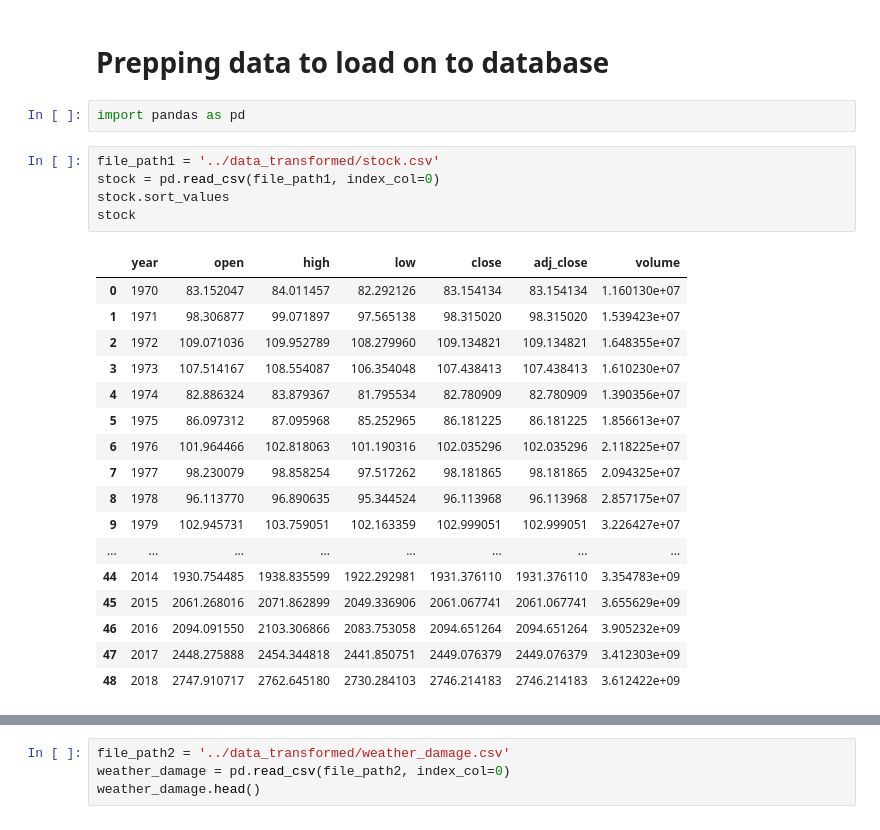
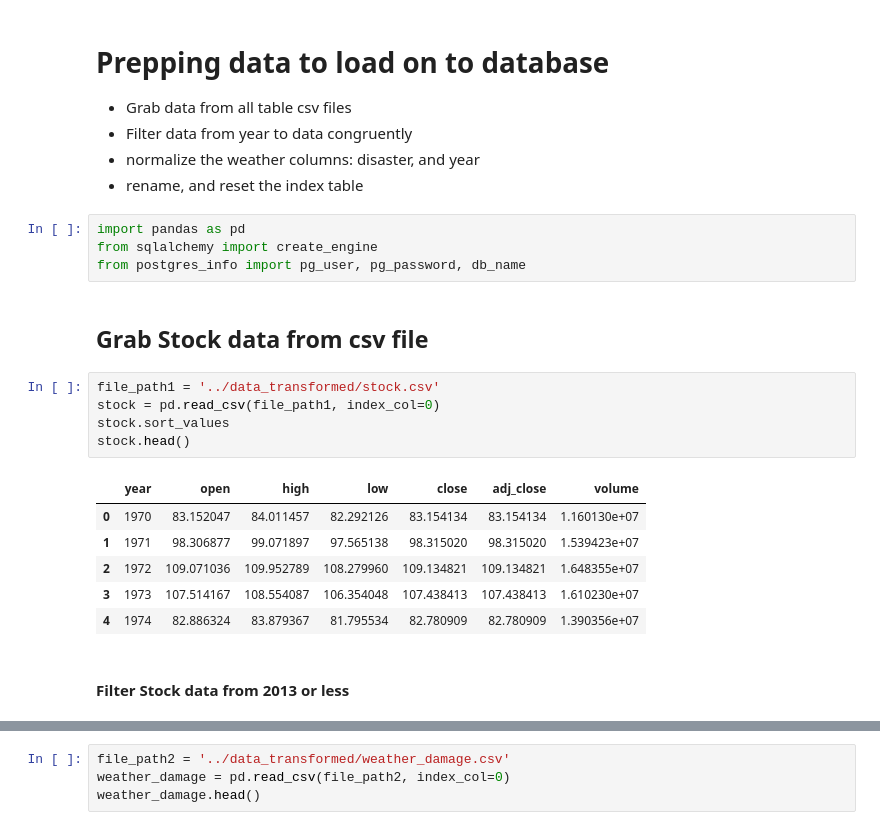
Before and after one commit to jmitterh/ETL_Project, a Jupyter notebook: 2_load/load.ipynb, the cells around one changed output, grey strips where cells are left out. Saved outputs shown, nothing was run; the diff lists cells and outputs as text.

```diff
--- a/2_load/load.ipynb
+++ b/2_load/load.ipynb
@@ -1,27 +1,26 @@
-# %% [markdown]
-# Prepping data to load on to database
-# %%
-import pandas as pd
+# %% [markdown]
+# Prepping data to load on to database
+* Grab data from all table csv files
+* Filter data from year to data congruently
+* normalize the weather columns: disaster, and year
+* rename, and reset the index table
+# %%
+import pandas as pd
+from sqlalchemy import create_engine
+from postgres_info import pg_user, pg_password, db_name
+# %% [markdown]
+## Grab Stock data from csv file
 # %%
 file_path1 = '../data_transformed/stock.csv'
 stock = pd.read_csv(file_path1, index_col=0)
 stock.sort_values
-stock
+stock.head()
 # %% [output]
 |  | year | open | high | low | close | adj_close | volume |
 | 0 | 1970 | 83.152047 | 84.011457 | 82.292126 | 83.154134 | 83.154134 | 1.160130e+07 |
 | 1 | 1971 | 98.306877 | 99.071897 | 97.565138 | 98.315020 | 98.315020 | 1.539423e+07 |
 | 2 | 1972 | 109.071036 | 109.952789 | 108.279960 | 109.134821 | 109.134821 | 1.648355e+07 |
 | 3 | 1973 | 107.514167 | 108.554087 | 106.354048 | 107.438413 | 107.438413 | 1.610230e+07 |
 | 4 | 1974 | 82.886324 | 83.879367 | 81.795534 | 82.780909 | 82.780909 | 1.390356e+07 |
-| 5 | 1975 | 86.097312 | 87.095968 | 85.252965 | 86.181225 | 86.181225 | 1.856613e+07 |
-| 6 | 1976 | 101.964466 | 102.818063 | 101.190316 | 102.035296 | 102.035296 | 2.118225e+07 |
-| 7 | 1977 | 98.230079 | 98.858254 | 97.517262 | 98.181865 | 98.181865 | 2.094325e+07 |
-| 8 | 1978 | 96.113770 | 96.890635 | 95.344524 | 96.113968 | 96.113968 | 2.857175e+07 |
-| 9 | 1979 | 102.945731 | 103.759051 | 102.163359 | 102.999051 | 102.999051 | 3.226427e+07 |
-| ... | ... | ... | ... | ... | ... | ... | ... |
-| 44 | 2014 | 1930.754485 | 1938.835599 | 1922.292981 | 1931.376110 | 1931.376110 | 3.354783e+09 |
-| 45 | 2015 | 2061.268016 | 2071.862899 | 2049.336906 | 2061.067741 | 2061.067741 | 3.655629e+09 |
-| 46 | 2016 | 2094.091550 | 2103.306866 | 2083.753058 | 2094.651264 | 2094.651264 | 3.905232e+09 |
-| 47 | 2017 | 2448.275888 | 2454.344818 | 2441.850751 | 2449.076379 | 2449.076379 | 3.412303e+09 |
-| 48 | 2018 | 2747.910717 | 2762.645180 | 2730.284103 | 2746.214183 | 2746.214183 | 3.612422e+09 |
+# %% [markdown]
+#### Filter Stock data from 2013 or less
```
Also changed, not shown: parts of 42 cells of this notebook, 7 other files.
